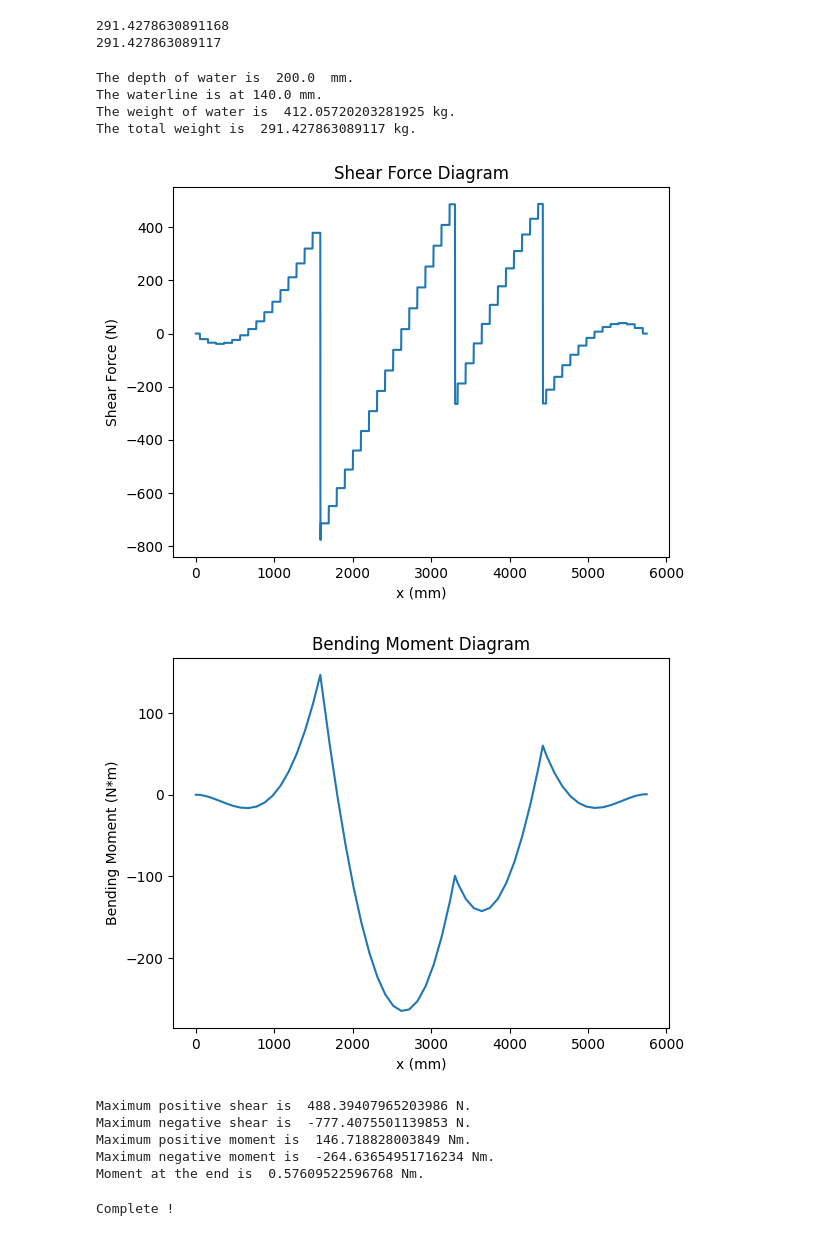
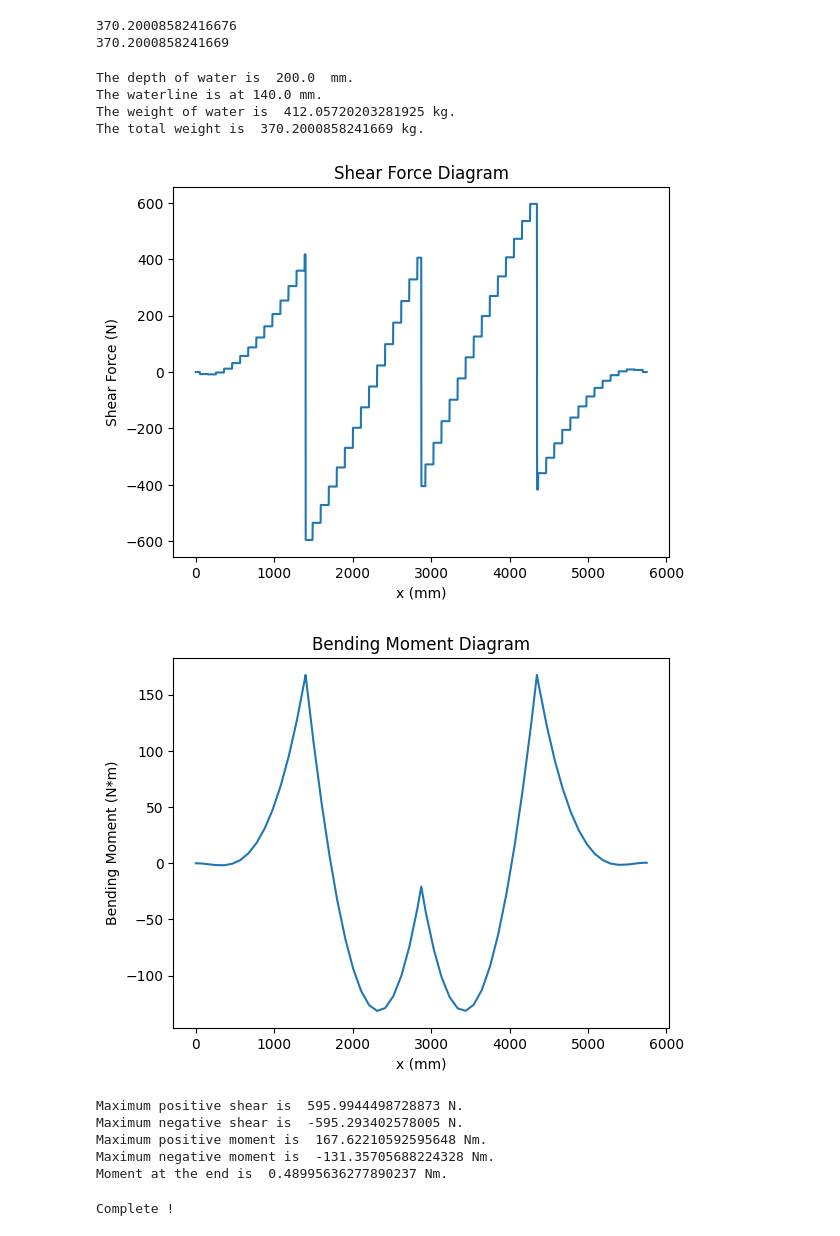
Before and after one commit to UWaterlooConcreteCanoe/Structural_Analysis, a Jupyter notebook: Longitudinal Analysis_3 Paddler.ipynb, the cells around one changed output. Saved outputs shown, nothing was run; the diff lists cells and outputs as text; code cells hidden in the pictures.

```diff
--- a/Longitudinal Analysis_3 Paddler.ipynb
+++ b/Longitudinal Analysis_3 Paddler.ipynb
@@ -17,13 +17,13 @@ water_den = cv.water_density # Density of water = 1000 kg/m^3
 # Acquire the waterline from grasshopper
 grasshopper = cv.grasshopper[2] # [mm]
 
-pad1_po = 1588 # Position of first paddler with respect to left end of canoe (mm)
-pad2_po = 3305 # Position of second paddler with respect to left end of canoe (mm)
-pad3_po = 4425 # Position of third paddler with respect to left end of canoe (mm)
+pad1_po = 1400 # Position of first paddler with respect to left end of canoe (mm)
+pad2_po = 2875 # Position of second paddler with respect to left end of canoe (mm)
+pad3_po = 4350 # Position of third paddler with respect to left end of canoe (mm)
 # Choose between pad_weights
-pad_first = pad_weights[3]
-pad_second = pad_weights[0]
-pad_third = pad_weights[0]
+pad_first = pad_weights[2]
+pad_second = pad_weights[4]
+pad_third = pad_weights[1]
 pad1 = pad_first*LLF
 pad2 = pad_second*LLF
 pad3 = pad_third*LLF
@@ -84,8 +84,8 @@ print(total_mass)
 station_no = x_out.nunique() # number of stations
 station = x_out.unique() # location of each station
 # %% [output]
-291.4278630891168
-291.427863089117
+370.20008582416676
+370.2000858241669
 # %%
 
 # NOTE: Very similar to above code cell. Will update accordingly after reviewing above cell with Kielen.
@@ -269,7 +269,7 @@ print('The total weight is ', total_mass, 'kg.')
 The depth of water is  200.0  mm.
 The waterline is at 140.0 mm.
 The weight of water is  412.05720203281925 kg.
-The total weight is  291.427863089117 kg.
+The total weight is  370.2000858241669 kg.
 # %%
 difference = water_weight - total_mass
 vol_mass = []
@@ -307,40 +307,74 @@ for i in range(0,int(length),1):
     shear.append(shear_force)
 
 plt.plot(x,shear)
 plt.title('Shear Force Diagram')
 plt.xlabel('x (mm)')
 plt.ylabel('Shear Force (N)')
 plt.show()
 
 moment = []
 moment.append(0)
 bending_moment = 0
 for i in range(1,len(x),1):
     bending_moment = bending_moment + (x[i]-x[i-1])*shear[i]/1000
     moment.append(bending_moment)
 
 plt.plot(x,moment)
 plt.title('Bending Moment Diagram')
 plt.xlabel('x (mm)')
 plt.ylabel('Bending Moment (N*m)')
 plt.show()
 
+# Track mm distance of station for paddler positions
+mm_traveled = 0
+paddler_counter = 0
+
+# Store Vf and paddlers? for csv file
+Paddler_array = []
+Station_by_length = []
+
+for i in range(1, len(station)):
+
+    # Check if a paddler is in this station and calculate the new distance travelled accordingly
+    stationHasPaddler = False
+
+    delta_mm_traveled = mm_traveled + float(canoe_info[4][i])
+
+    # Any distance between the distance travlled (rounded) and the new distance travelled (larger due to more paddlers) (also rounded) will be saved. Anything else is discarded
+    for j in range(round(mm_traveled), round(delta_mm_traveled)):
+        Station_by_length.append(i)
+
+    if(paddler_counter < len(pad_po)) and (mm_traveled <= pad_po[paddler_counter] and delta_mm_traveled > pad_po[paddler_counter]):
+        stationHasPaddler = True
+        paddler_counter += 1
+    mm_traveled = delta_mm_traveled
+
+    Paddler_array.append(stationHasPaddler)
+
+# Export points to csv file (only calculates maximum shear and moments -> outlined below):
+df1 = pd.DataFrame(data={'Station': Station_by_length, 'Length': x, 'Moment': moment})
+
+csv_file = 'Length_vs_Moment_3 Paddler.csv'
+script_dir = os.path.abspath('data')
+file_path = os.path.join(script_dir, csv_file)
+df1.to_csv(file_path, index=False)
+
 shear_max_index = shear.index(max(shear))
 #x(shear_max_index)
 
 print('Maximum positive shear is ', max(shear), 'N.')
 print('Maximum negative shear is ', min(shear), 'N.')
 print('Maximum positive moment is ', max(moment), 'Nm.')
 print('Maximum negative moment is ', min(moment), 'Nm.')
 print('Moment at the end is ', moment[len(moment)-1],'Nm.')
 # %% [output]
-[figure, old version]
+[figure, new version]
-[figure, old version]
+[figure, new version]
-Maximum positive shear is  488.39407965203986 N.
-Maximum negative shear is  -777.4075501139853 N.
-Maximum positive moment is  146.718828003849 Nm.
-Maximum negative moment is  -264.63654951716234 Nm.
-Moment at the end is  0.57609522596768 Nm.
+Maximum positive shear is  595.9944498728873 N.
+Maximum negative shear is  -595.293402578005 N.
+Maximum positive moment is  167.62210592595648 Nm.
+Maximum negative moment is  -131.35705688224328 Nm.
+Moment at the end is  0.48995636277890237 Nm.
 # %%
 # export the values to csv file
 titles = ['Positive Shear [N]', 'Negative Shear [N]', 'Positive Bending Moment [Nm]', 'Negative Bending Moment [Nm]', 'Moment at the end [Nm]']
```
Also changed, not shown: parts of 1 cell of this notebook, 28 other files.
